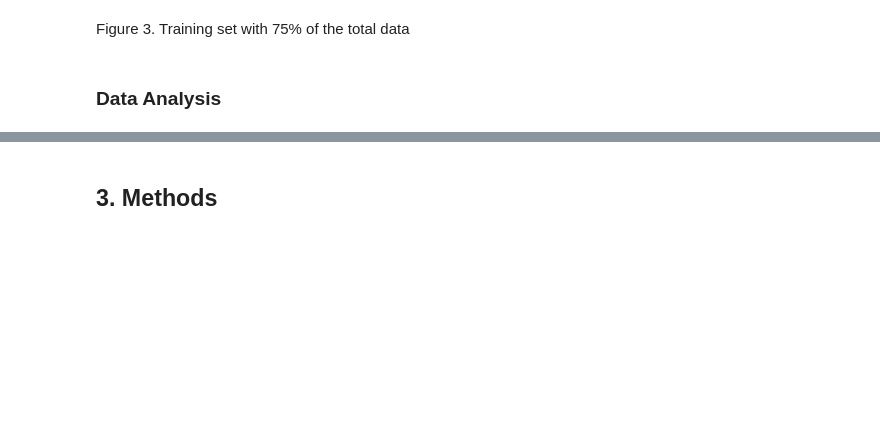
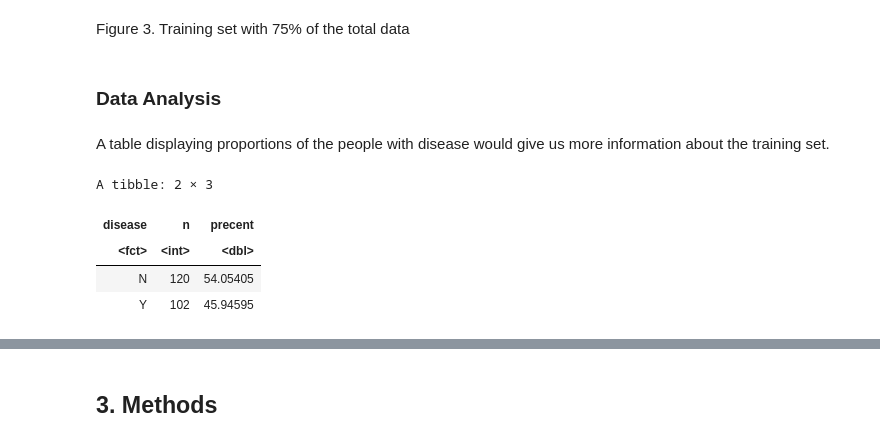
Before and after one commit to arissatejani/dsci-100-project_18, a Jupyter notebook: group_project_proposal_18.ipynb, the cells around one changed output, grey strips where cells are left out. Drawn from its saved outputs; the diff is of its cells as text; code cells hidden in the pictures; blank space fills up the shorter version.

```diff
--- a/group_project_proposal_18.ipynb
+++ b/group_project_proposal_18.ipynb
@@ -170,3 +172,20 @@ A tibble: 222 × 14
 Figure 3. Training set with 75% of the total data
 # %% [markdown]
 ### Data Analysis
+# %% [markdown]
+A table displaying proportions of the people with disease would give us more information about the training set.
+# %%
+#finding proportion of disease
+
+disease_proportions <- disease_training |>
+ group_by(disease) |>
+ summarize(n = n()) |>
+ mutate(precent = 100*n/nrow(disease_training))
+
+disease_proportions
+# %% [output]
+A tibble: 2 × 3
+| disease | n | precent |
+| <fct> | <int> | <dbl> |
+| N | 120 | 54.05405 |
+| Y | 102 | 45.94595 |
```
Also changed, not shown: parts of 11 cells of this notebook.
